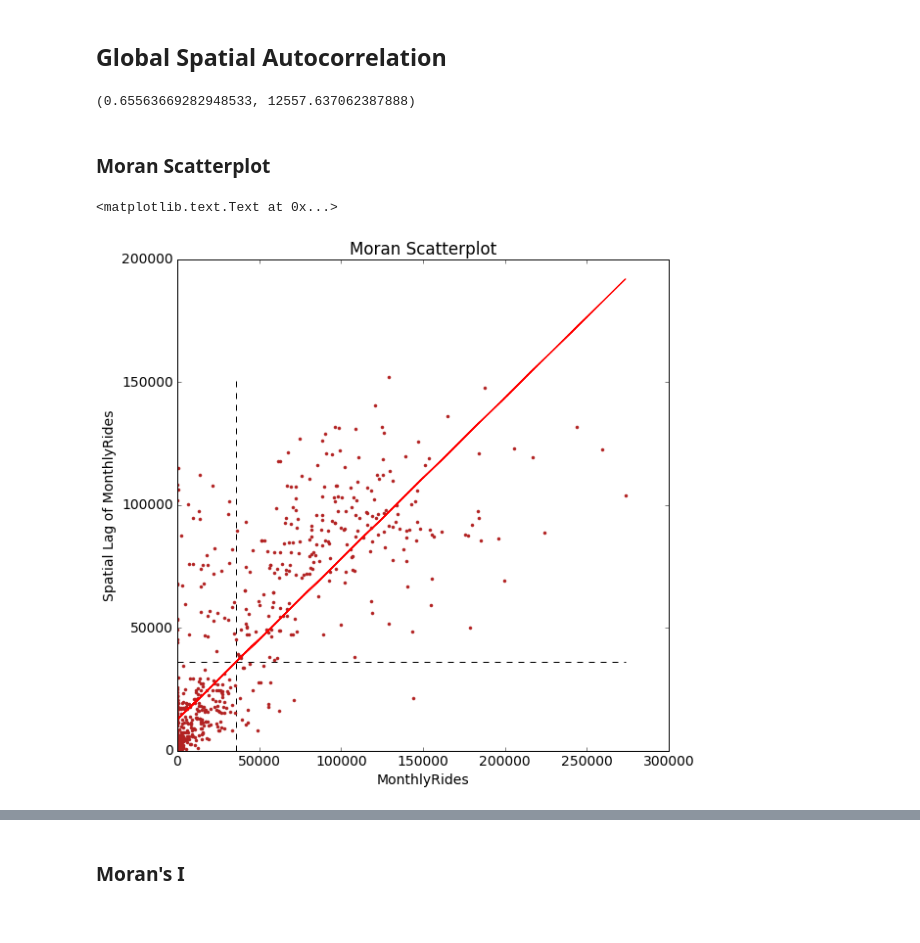
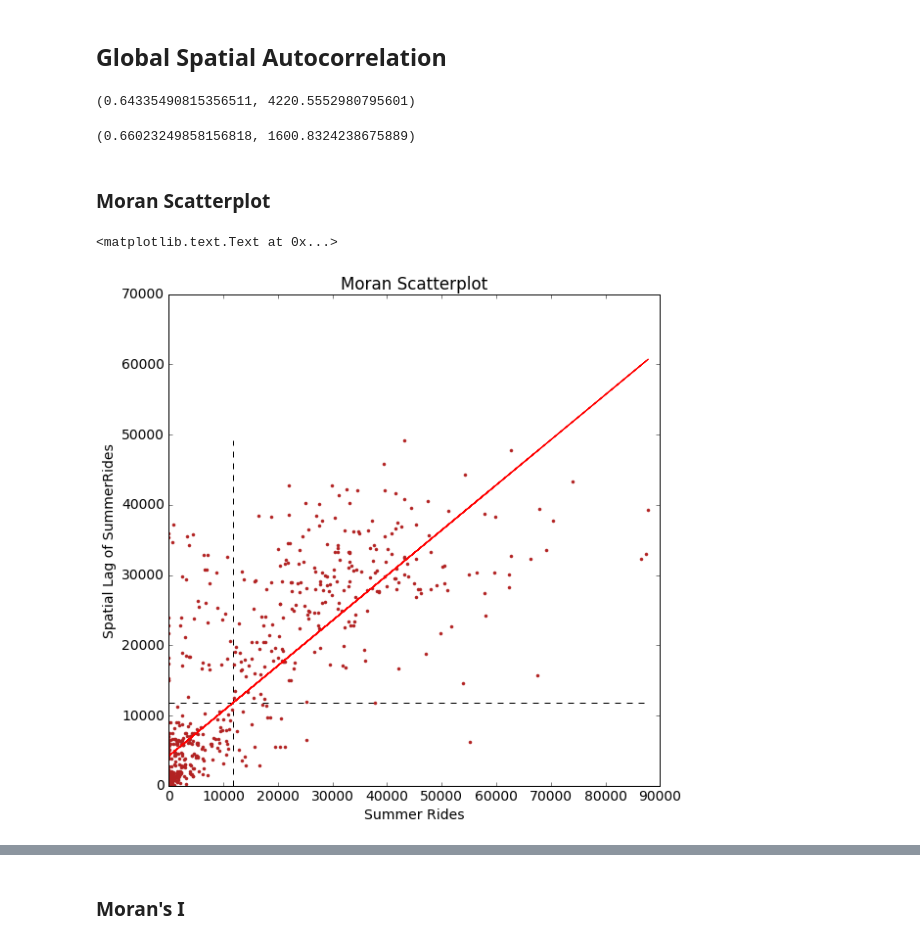
Before and after one commit to overwaterland/PUI2016_hc1924, a Jupyter notebook: HW10_hc1924/Assignment2_hc1924.ipynb, the cells around one changed output, grey strips where cells are left out. Saved outputs shown, nothing was run; the diff lists cells and outputs as text; code cells hidden in the pictures.

```diff
--- a/HW10_hc1924/Assignment2_hc1924.ipynb
+++ b/HW10_hc1924/Assignment2_hc1924.ipynb
@@ -297,0 +281,2 @@ WARNING: there is one disconnected observation (no neighbors)
+# %%
+qW_CT=ps.queen_from_shapefile(path)
@@ -322,7 +310,7 @@ array([[ 0.,  0.,  0., ...,  0.,  0.,  0.],
 # %% [markdown]
 #### Change the matrix to be row-standardized
 # %%
-qW_CT_s.transform = 'r'
+qW_CT.transform = 'r'
 # %% [output]
 ('WARNING: ', 0, ' is an island (no neighbors)')
 # %% [markdown]
@@ -332,10 +342,9 @@ $$BikeRideCountLag = \sum_j w_{i,j} BikeRideCount$$
 # %%
-MonthlyRide=ct_shape_MonthlyAve_Zoom.MonthlyAve
-MonthlyRideLag=ps.lag_spatial(qW_CT, MonthlyRide)
+#MonthlyRide=ct_shape_MonthlyAve_Zoom.MonthlyAve
+#MonthlyRideLag=ps.lag_spatial(qW_CT, MonthlyRide)
 
-MonthlyRide_s=ct_shape_MonthlyAve_Zoom.MonthlyAve_winter
-MonthlyRideLag_s=ps.lag_spatial(qW_CT_s, ct_shape_MonthlyAve_winter_Zoom.MonthlyAve_winter_s)
+MonthlyRide_summer = ct_shape_MonthlyAve_Zoom.Monthlyave_summer
+MonthlyRide_winter = ct_shape_MonthlyAve_Zoom.MonthlyAve_winter
 
-MonthlyRide_w=ct_shape_MonthlyAve_Zoom.MonthlyAve_summer
-MonthlyRideLag_w=ps.lag_spatial(qW_CT_w, ct_shape_MonthlyAve_summer_Zoom.MonthlyAve_summer_w)
-# two for homework...
+MonthlyRideLag_summer = ps.lag_spatial(qW_CT, MonthlyRide_summer)
+MonthlyRideLag_winter = ps.lag_spatial(qW_CT, MonthlyRide_winter)
@@ -376,27 +411,30 @@ plt.title("Monthly Ride Spatial Lag Deciles")
 # %% [markdown]
 ## Global  Spatial Autocorrelation
-# %%
-b,a = np.polyfit(MonthlyRide, MonthlyRideLag, 1)
-b,a
-# %% [output]
-(0.65563669282948533, 12557.637062387888)
+# %%
+b_s, a_s = np.polyfit(MonthlyRide_summer, MonthlyRideLag_summer, 1)
+b_s, a_s
+# %% [output]
+(0.64335490815356511, 4220.5552980795601)
+# %%
+b_w, a_w = np.polyfit(MonthlyRide_winter, MonthlyRideLag_winter, 1)
+b_w, a_w
+# %% [output]
+(0.66023249858156818, 1600.8324238675889)
 # %% [markdown]
 ### Moran Scatterplot
 # %%
 f, ax = plt.subplots(1, figsize=(9, 9))
 
-plt.plot(MonthlyRide, MonthlyRideLag, '.', color='firebrick')
+plt.plot(MonthlyRide_summer, MonthlyRideLag_summer, '.', color='firebrick')
 
- # dashed vert at mean of the last year's PCI
-plt.vlines(MonthlyRide.mean(), MonthlyRideLag.min(), MonthlyRideLag.max(), linestyle='--')
- # dashed horizontal at mean of lagged PCI
-plt.hlines(MonthlyRideLag.mean(), MonthlyRide.min(), MonthlyRide.max(), linestyle='--')
+plt.vlines(MonthlyRide_summer.mean(), MonthlyRideLag_summer.min(), MonthlyRideLag_summer.max(), linestyle='--')
+plt.hlines(MonthlyRideLag_summer.mean(), MonthlyRide_summer.min(), MonthlyRide_summer.max(), linestyle='--')
 
 # red line of best fit using global I as slope
-plt.plot(MonthlyRide, a + b*MonthlyRide, 'r')
+plt.plot(MonthlyRide_summer, a_s + b_s*MonthlyRide_summer, 'r')
 plt.title('Moran Scatterplot')
-plt.ylabel('Spatial Lag of MonthlyRides')
-plt.xlabel('MonthlyRides')
+plt.ylabel('Spatial Lag of SummerRides')
+plt.xlabel('Summer Rides')
 # %% [output]
 <matplotlib.text.Text at 0x...>
-[figure, old version]
+[figure, new version]
```
Also changed, not shown: parts of 39 cells of this notebook, 1 other file.
